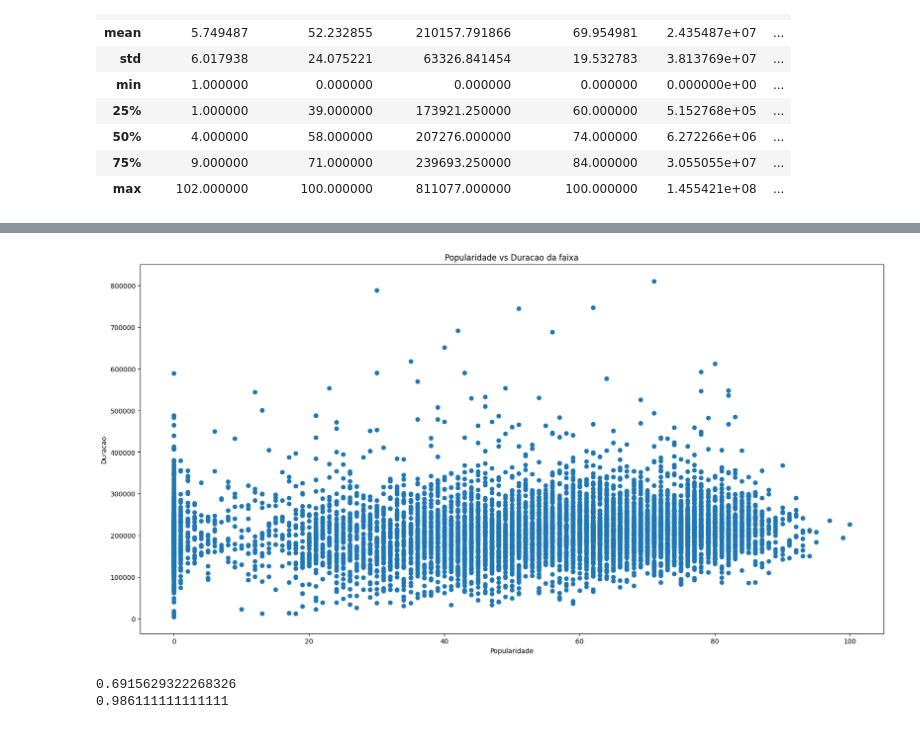
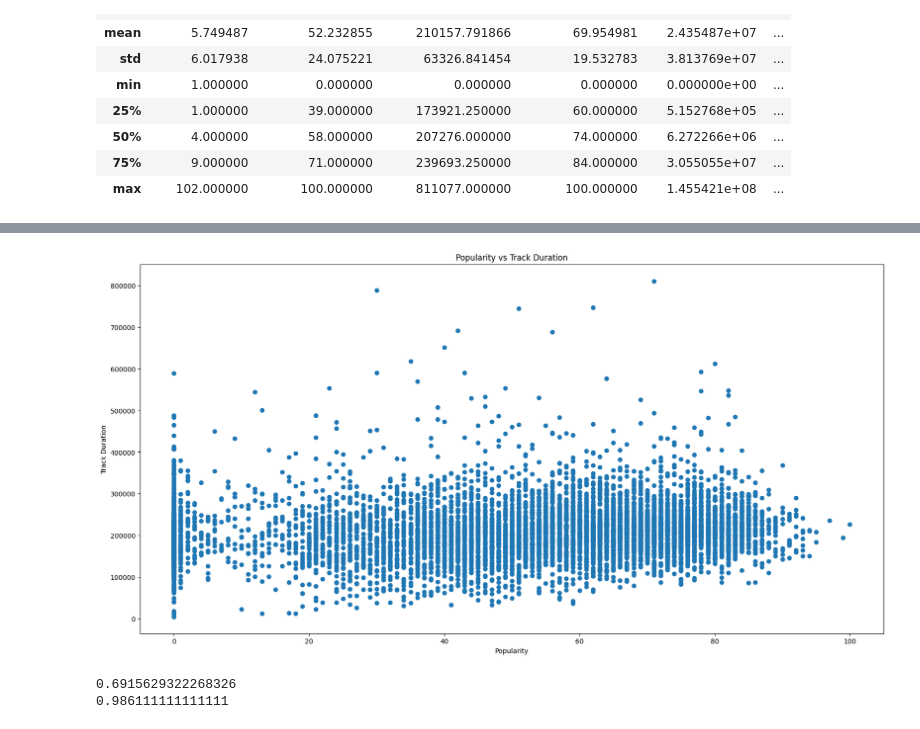
Before and after one commit to GabrielPFarias/trend_artistas_spotify, a Jupyter notebook: trabalho_cdbd.ipynb, the cells around one changed output, grey strips where cells are left out. Cells and saved outputs as stored; diff of their text form; code cells hidden in the pictures.

```diff
--- a/trabalho_cdbd.ipynb
+++ b/trabalho_cdbd.ipynb
@@ -210,4 +198,4 @@ Colunas: 15
 # %%
-colunas_para_remover = ['album_id', 'track_id', 'album_release_date']
-df = df.drop(columns=colunas_para_remover)
+col_to_drop = ['album_id', 'track_id', 'album_release_date']
+df = df.drop(columns=col_to_drop)
 # %% [markdown]
@@ -230,10 +218,10 @@ plt.show()
 # %%
 plt.figure(figsize=(20,10))
 plt.scatter(df['track_popularity'], df['track_duration_ms'])
-plt.xlabel("Popularidade")
-plt.ylabel("Duracao")
-plt.title("Popularidade vs Duracao da faixa")
+plt.xlabel("Popularity")
+plt.ylabel("Track Duration")
+plt.title("Popularity vs Track Duration")
 plt.show()
 # %% [output]
-[figure, old version]
+[figure, new version]
 # %%
```
Also changed, not shown: parts of 45 cells of this notebook, 1 other file.
